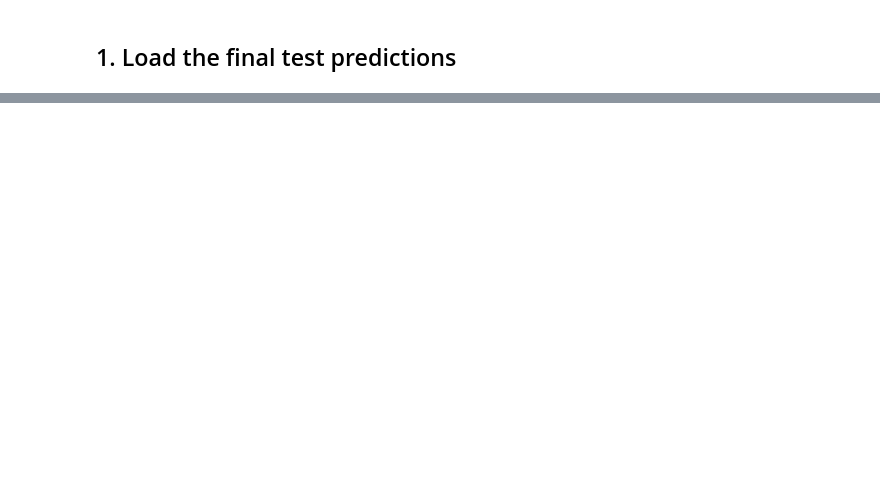
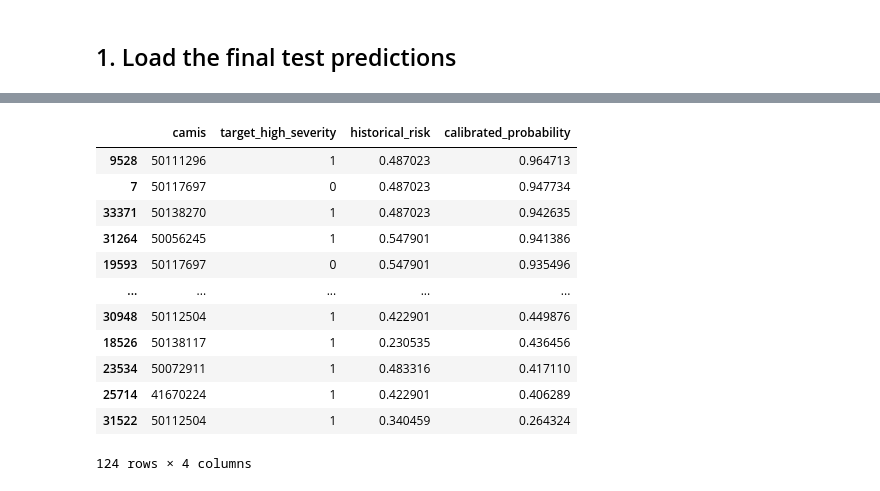
Before and after one commit to souro26/restaurant-inspection-prioritization, a Jupyter notebook: notebooks/04_error_analysis_and_policy_evaluation.ipynb, the cells around one changed output, grey strips where cells are left out. Saved outputs shown, nothing was run; the diff lists cells and outputs as text; code cells hidden in the pictures; blank space fills up the shorter version.

```diff
--- a/notebooks/04_error_analysis_and_policy_evaluation.ipynb
+++ b/notebooks/04_error_analysis_and_policy_evaluation.ipynb
@@ -72,0 +618,12 @@ ModuleNotFoundError: No module named 'restaurant_risk.modeling.dataset'
+# %%
+policy_df = error_df[
+    [
+        "camis",
+        "target_high_severity",
+        "historical_risk",
+        "calibrated_probability",
+    ]
+].copy()
+
+print("Policy evaluation population:", len(policy_df))
+print("Total high-severity outcomes:", policy_df["target_high_severity"].sum())
@@ -72,0 +751,55 @@ ModuleNotFoundError: No module named 'restaurant_risk.modeling.dataset'
+# %%
+capacity = 100
+
+historical_top_100 = (
+    policy_df
+    .sort_values(
+        ["historical_risk", "camis"],
+        ascending=[False, True],
+    )
+    .head(capacity)
+)
+
+ml_top_100 = (
+    policy_df
+    .sort_values(
+        ["calibrated_probability", "camis"],
+        ascending=[False, True],
+    )
+    .head(capacity)
+)
+
+historical_ids = set(historical_top_100["camis"])
+ml_ids = set(ml_top_100["camis"])
+
+ml_only_100 = policy_df[
+    policy_df["camis"].isin(ml_ids - historical_ids)
+].sort_values(
+    "calibrated_probability",
+    ascending=False,
+)
+
+display(
+    ml_only_100[
+        [
+            "camis",
+            "target_high_severity",
+            "historical_risk",
+            "calibrated_probability",
+        ]
+    ]
+)
+# %% [output]
+|  | camis | target_high_severity | historical_risk | calibrated_probability |
+| 9528 | 50111296 | 1 | 0.487023 | 0.964713 |
+| 7 | 50117697 | 0 | 0.487023 | 0.947734 |
+| 33371 | 50138270 | 1 | 0.487023 | 0.942635 |
+| 31264 | 50056245 | 1 | 0.547901 | 0.941386 |
+| 19593 | 50117697 | 0 | 0.547901 | 0.935496 |
+| ... | ... | ... | ... | ... |
+| 30948 | 50112504 | 1 | 0.422901 | 0.449876 |
+| 18526 | 50138117 | 1 | 0.230535 | 0.436456 |
+| 23534 | 50072911 | 1 | 0.483316 | 0.417110 |
+| 25714 | 41670224 | 1 | 0.422901 | 0.406289 |
+| 31522 | 50112504 | 1 | 0.340459 | 0.264324 |
+124 rows × 4 columns
```
Also changed, not shown: parts of 26 cells of this notebook.
